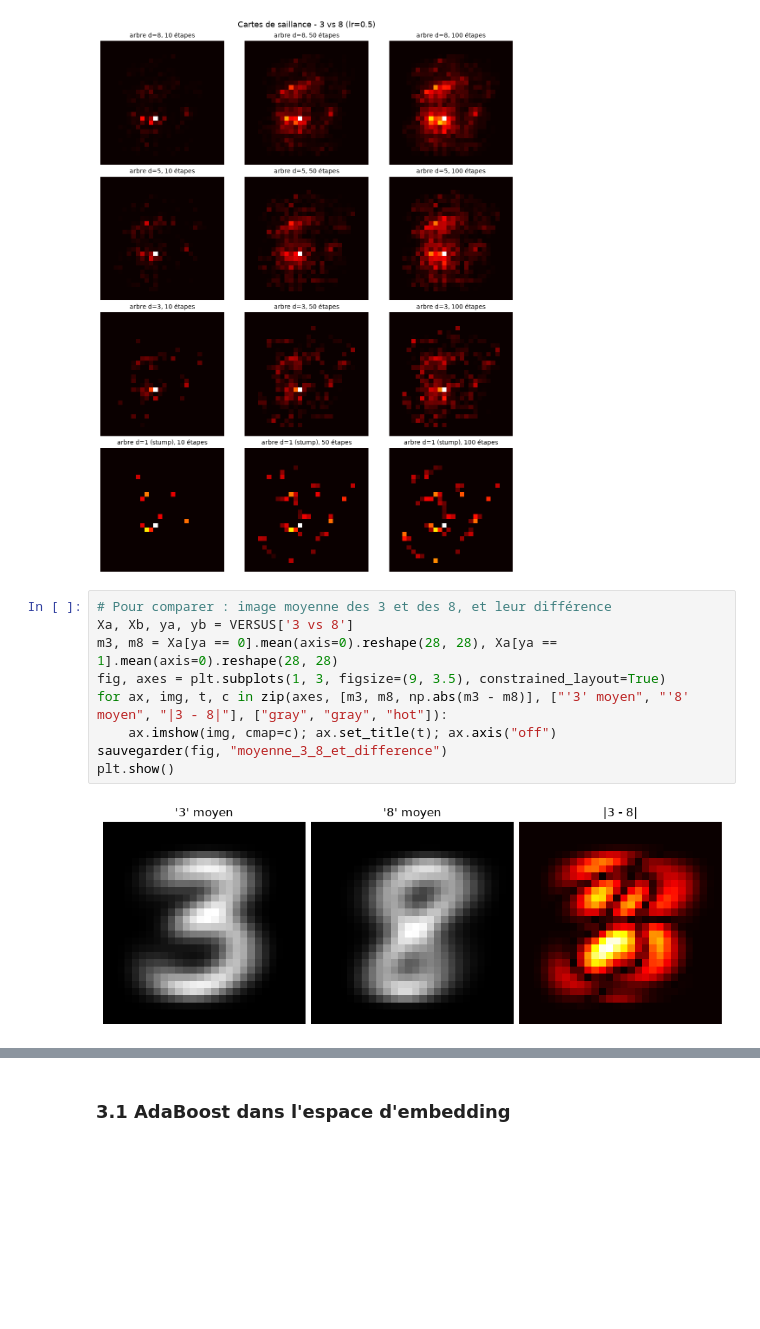
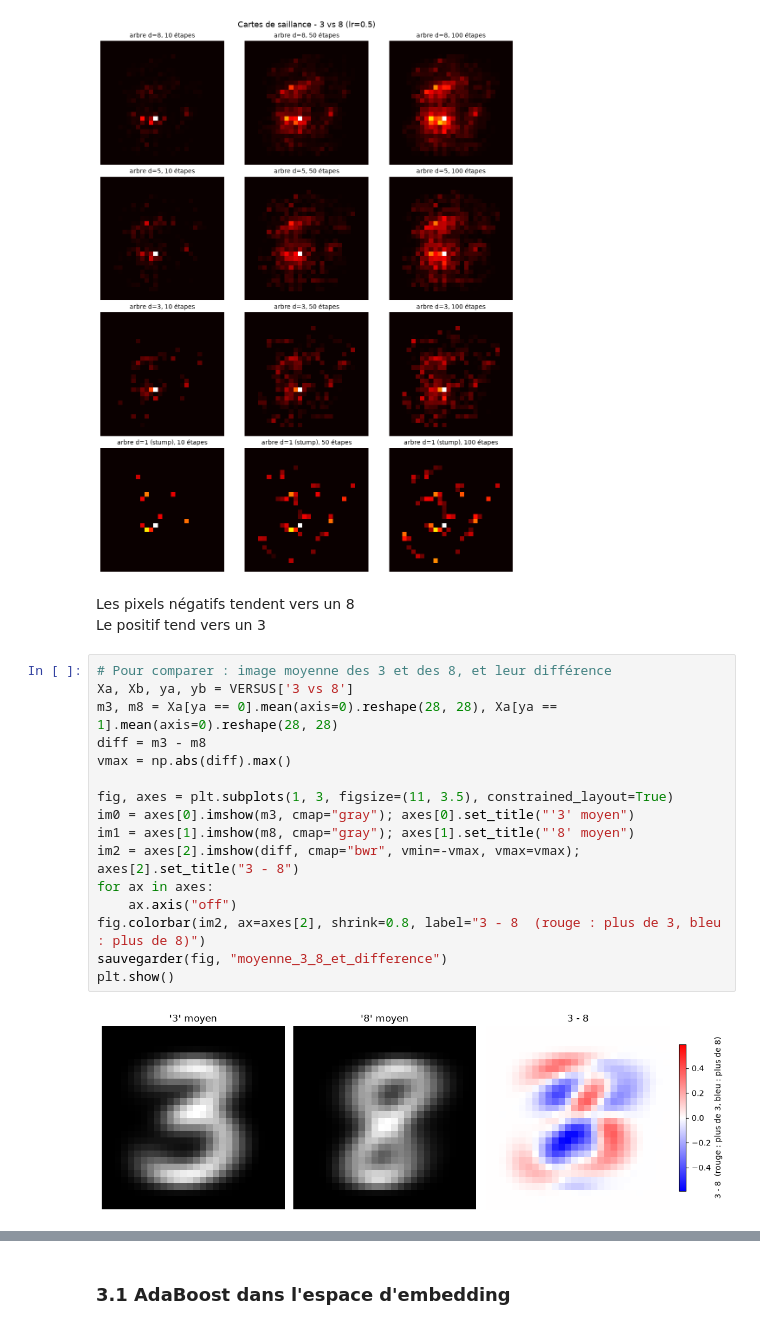
Before and after one commit to tbessadet/Projet_Collab_Sabine, a Jupyter notebook: DM_2_AC/DM_theo.ipynb, the cells around one changed output, grey strips where cells are left out. Saved outputs shown, nothing was run; the diff lists cells and outputs as text; blank space fills up the shorter version.

```diff
--- a/DM_2_AC/DM_theo.ipynb
+++ b/DM_2_AC/DM_theo.ipynb
@@ -213,17 +208,27 @@ def tracer_cartes(models, tache, noms, fct_saillance, lr=LR[0], prefixe=""):
 tracer_cartes(models, list(VERSUS.keys())[0], list(classif_faible.keys())[:-1], saillance_pixels, lr=0.5, prefixe="pixels_")
 # %% [output]
 [figure]
+# %% [markdown]
+Les pixels négatifs tendent vers un 8
+Le positif tend vers un 3
 # %%
 # Pour comparer : image moyenne des 3 et des 8, et leur différence
 Xa, Xb, ya, yb = VERSUS['3 vs 8']
 m3, m8 = Xa[ya == 0].mean(axis=0).reshape(28, 28), Xa[ya == 1].mean(axis=0).reshape(28, 28)
-fig, axes = plt.subplots(1, 3, figsize=(9, 3.5), constrained_layout=True)
-for ax, img, t, c in zip(axes, [m3, m8, np.abs(m3 - m8)], ["'3' moyen", "'8' moyen", "|3 - 8|"], ["gray", "gray", "hot"]):
-    ax.imshow(img, cmap=c); ax.set_title(t); ax.axis("off")
+diff = m3 - m8
+vmax = np.abs(diff).max()
+
+fig, axes = plt.subplots(1, 3, figsize=(11, 3.5), constrained_layout=True)
+im0 = axes[0].imshow(m3, cmap="gray"); axes[0].set_title("'3' moyen")
+im1 = axes[1].imshow(m8, cmap="gray"); axes[1].set_title("'8' moyen")
+im2 = axes[2].imshow(diff, cmap="bwr", vmin=-vmax, vmax=vmax); axes[2].set_title("3 - 8")
+for ax in axes:
+    ax.axis("off")
+fig.colorbar(im2, ax=axes[2], shrink=0.8, label="3 - 8  (rouge : plus de 3, bleu : plus de 8)")
 sauvegarder(fig, "moyenne_3_8_et_difference")
 plt.show()
 # %% [output]
-[figure, old version]
+[figure, new version]
 # %% [markdown]
 ## 3. Embedding
 ### 3.0 construction embedding
```
Also changed, not shown: parts of 8 cells of this notebook, 1 other file.
